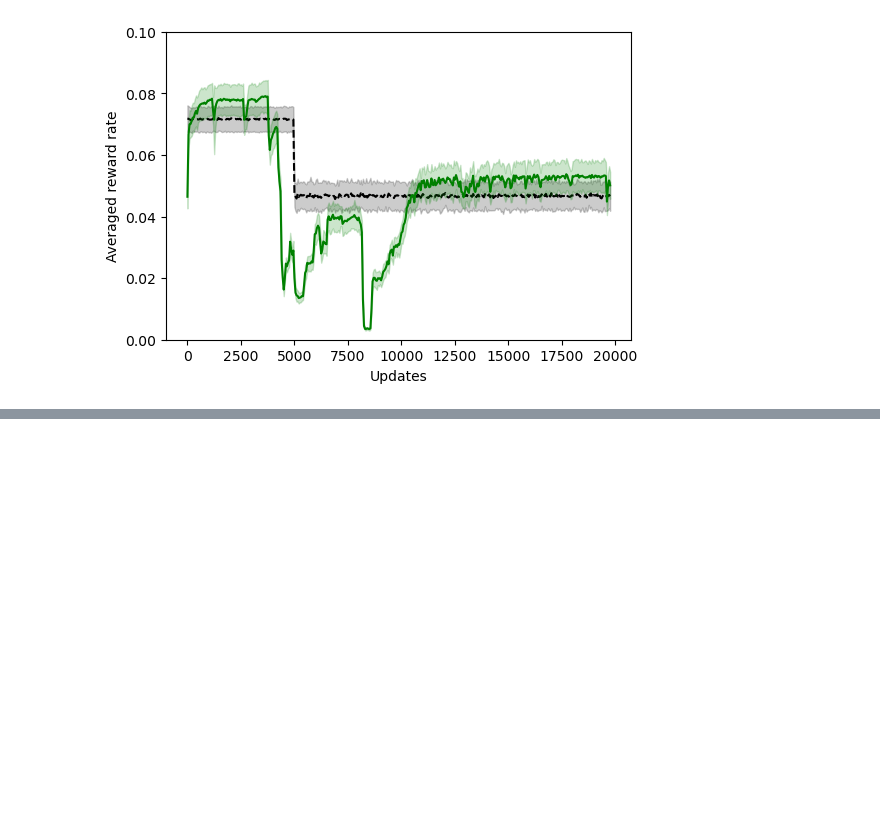
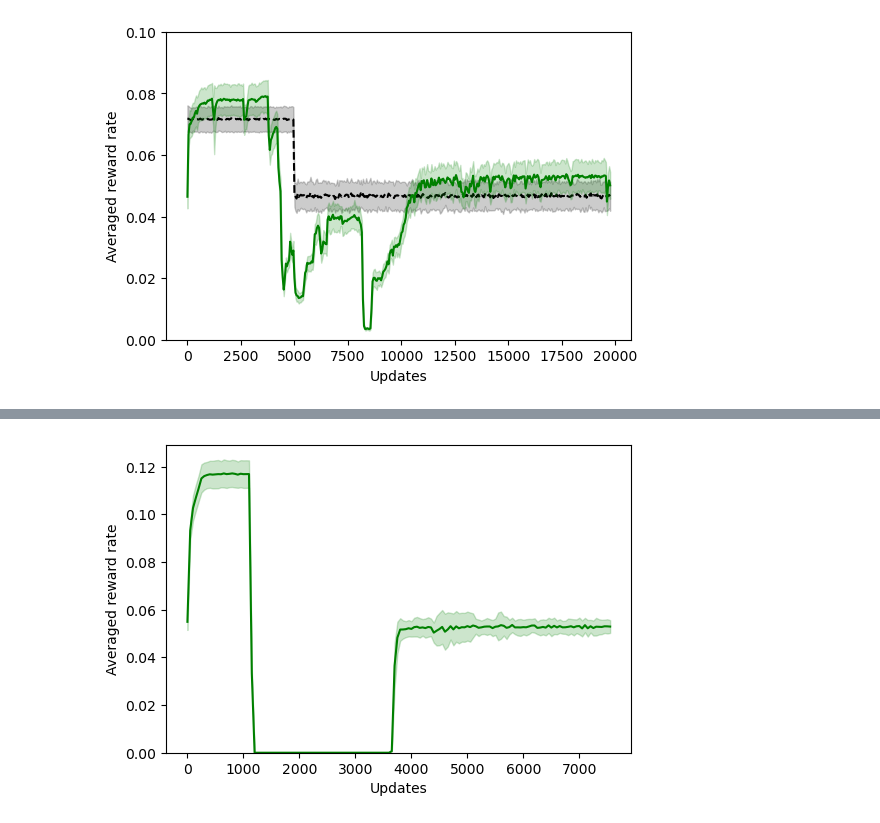
Before and after one commit to davidgbe/favorably_connected, a Jupyter notebook: notebooks/learning_baseline_exp_stoch_rewards.ipynb, the cells around one changed output, grey strips where cells are left out. Cells and saved outputs as stored; diff of their text form; code cells hidden in the pictures; blank space fills up the shorter version.

```diff
--- a/notebooks/learning_baseline_exp_stoch_rewards.ipynb
+++ b/notebooks/learning_baseline_exp_stoch_rewards.ipynb
@@ -87,0 +157,68 @@ print()
+# %%
+data_dir = '../data/rl_agent_outputs/det_reward_to_stoch_many_reward_sites_2024-08-15_09_27_20_718621/reward_rates'
+# ctrl_data_dir = '../data/naive_agent_outputs/det_reward_to_stoch_many_reward_sites_2024-08-13_08_31_35_375468'
+
+reduced_data = load_data(os.path.join(data_dir, '*.npy'))
+# ctrl_data = load_data(os.path.join(ctrl_data_dir, '*.npy'))
+
+
+n_lines = reduced_data.shape[0]
+cmap = mpl.colormaps['plasma']
+colors = cmap(np.linspace(0, 1, n_lines))
+
+scale = 1
+fig, axs = plt.subplots(1, 1, figsize=(6 * scale, 4 * scale))
+
+# for i in range(ctrl_data.shape[0]):
+#     axs.plot(
+#         np.arange(ctrl_data.shape[1]) * AVERAGING_SIZE,
+#         ctrl_data.T[:, i] + i * 0.1,
+#         '--',
+#         c='grey',
+#     )
+
+#     axs.plot(
+#         np.arange(reduced_data.shape[1]) * AVERAGING_SIZE,
+#         reduced_data.T[:, i] + i * 0.1,
+#         c=colors[i],
+#     )
+
+# axs.fill_between(
+#     np.arange(ctrl_data.shape[1]) * AVERAGING_SIZE,
+#     np.mean(ctrl_data.T, axis=1) - np.std(ctrl_data.T, axis=1),
+#     np.mean(ctrl_data.T, axis=1) + np.std(ctrl_data.T, axis=1),
+#     color='black',
+#     alpha=0.2,
+#     zorder=1,
+# )
+
+# axs.plot(
+#     np.arange(ctrl_data.shape[1]) * AVERAGING_SIZE,
+#     np.mean(ctrl_data.T, axis=1),
+#     '--',
+#     c='black',
+#     zorder=1,
+# )
+
+axs.fill_between(
+    np.arange(reduced_data.shape[1]) * AVERAGING_SIZE,
+    np.mean(reduced_data.T, axis=1) - np.std(reduced_data.T, axis=1),
+    np.mean(reduced_data.T, axis=1) + np.std(reduced_data.T, axis=1),
+    color='green',
+    alpha=0.2,
+    zorder=1,
+)
+
+axs.plot(
+    np.arange(reduced_data.shape[1]) * AVERAGING_SIZE,
+    np.mean(reduced_data.T, axis=1),
+    c='green',
+    zorder=1,
+)
+
+axs.set_ylim(0)
+axs.set_ylabel('Averaged reward rate')
+axs.set_xlabel('Updates')
+print()
+# %% [output]
+[figure, added]
```
Also changed, not shown: parts of 4 cells of this notebook, 4 other files.
